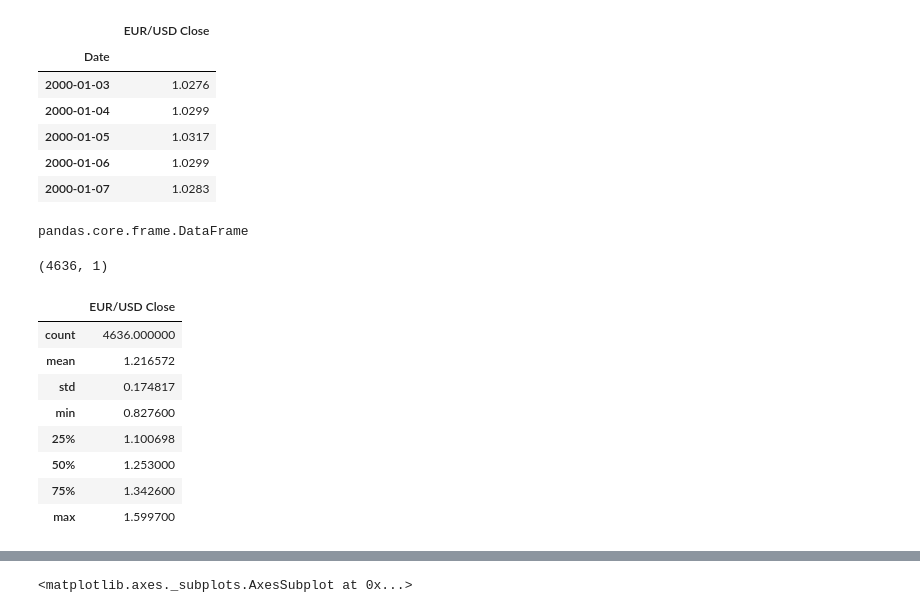
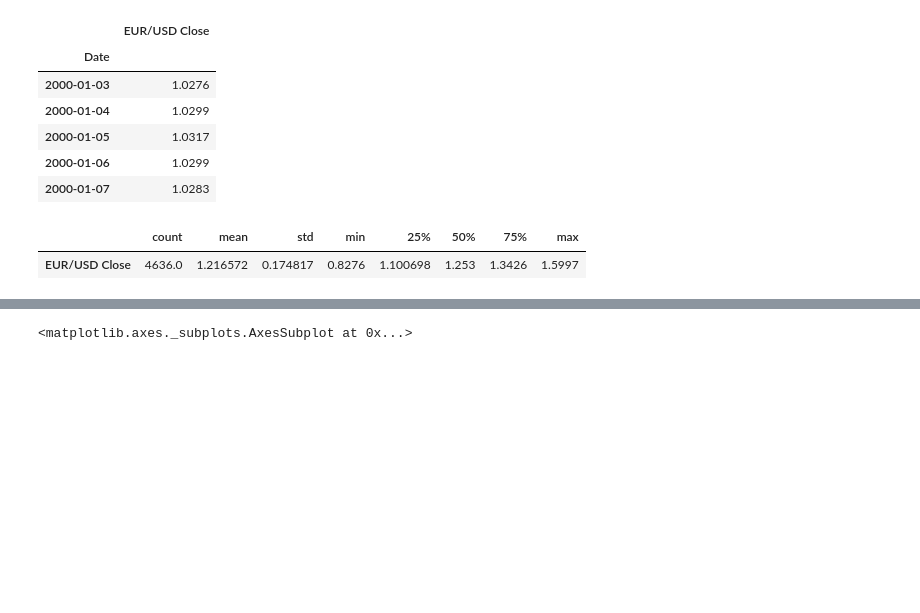
Before and after one commit to Robak23/forex_deep, a Jupyter notebook: Forex_analysis.ipynb, the cells around one changed output, grey strips where cells are left out. Drawn from its saved outputs; the diff is of its cells as text; code cells hidden in the pictures; blank space fills up the shorter version.

```diff
--- a/Forex_analysis.ipynb
+++ b/Forex_analysis.ipynb
@@ -13,4 +10,4 @@ quandl.ApiConfig.api_key= 'HGV-CWUix4YhyGCYwqWs'
 # %% [markdown]
 #  1. Getting data
 # %%
-eurusd = pd.read_csv("data/EURUSD_daily.csv", index_col='Date', date_parser=)
+eurusd = pd.read_csv("data/EURUSD_daily.csv", index_col='Date')
@@ -24,23 +23,8 @@ eurusd.head()
 | 2000-01-05 | 1.0317 |
 | 2000-01-06 | 1.0299 |
 | 2000-01-07 | 1.0283 |
-# %%
-type(eurusd)
-# %% [output]
-pandas.core.frame.DataFrame
-# %%
-eurusd.shape
-# %% [output]
-(4636, 1)
 # %%
-eurusd.describe()
+eurusd.describe().transpose()
 # %% [output]
-|  | EUR/USD Close |
-| count | 4636.000000 |
-| mean | 1.216572 |
-| std | 0.174817 |
-| min | 0.827600 |
-| 25% | 1.100698 |
-| 50% | 1.253000 |
-| 75% | 1.342600 |
-| max | 1.599700 |
+|  | count | mean | std | min | 25% | 50% | 75% | max |
+| EUR/USD Close | 4636.0 | 1.216572 | 0.174817 | 0.8276 | 1.100698 | 1.253 | 1.3426 | 1.5997 |
```
Also changed, not shown: parts of 15 cells of this notebook.
